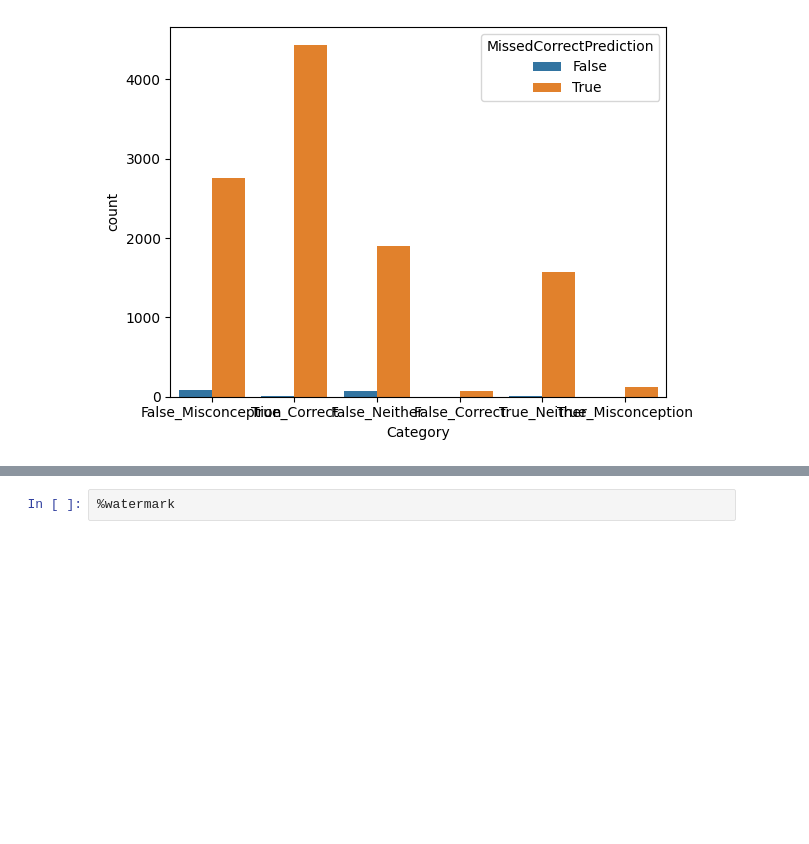
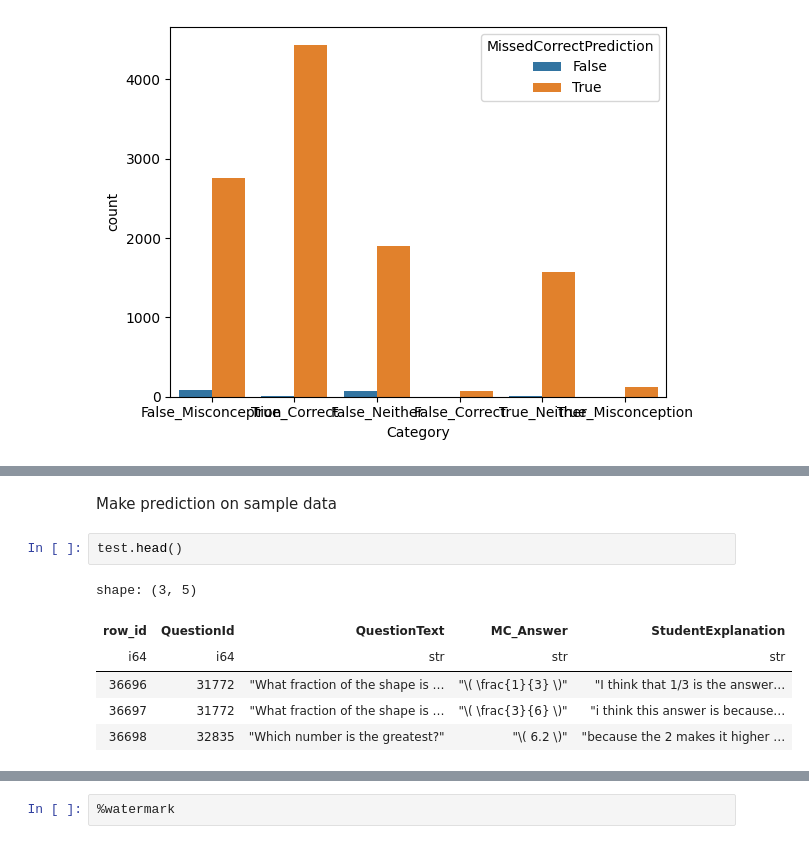
Before and after one commit to minimartzz/math-misunderstandings, a Jupyter notebook: individual_problems.ipynb, the cells around one changed output, grey strips where cells are left out. Drawn from its saved outputs; the diff is of its cells as text; blank space fills up the shorter version.

```diff
--- a/individual_problems.ipynb
+++ b/individual_problems.ipynb
@@ -325,0 +627,11 @@ sns.countplot(val_results, x="Category", hue='MissedCorrectPrediction')
+# %% [markdown]
+Make prediction on sample data
+# %%
+test.head()
+# %% [output]
+shape: (3, 5)
+| row_id | QuestionId | QuestionText | MC_Answer | StudentExplanation |
+| i64 | i64 | str | str | str |
+| 36696 | 31772 | "What fraction of the shape is … | "\( \frac{1}{3} \)" | "I think that 1/3 is the answer… |
+| 36697 | 31772 | "What fraction of the shape is … | "\( \frac{3}{6} \)" | "i think this answer is because… |
+| 36698 | 32835 | "Which number is the greatest?" | "\( 6.2 \)" | "because the 2 makes it higher … |
```
Also changed, not shown: parts of 28 cells of this notebook.
